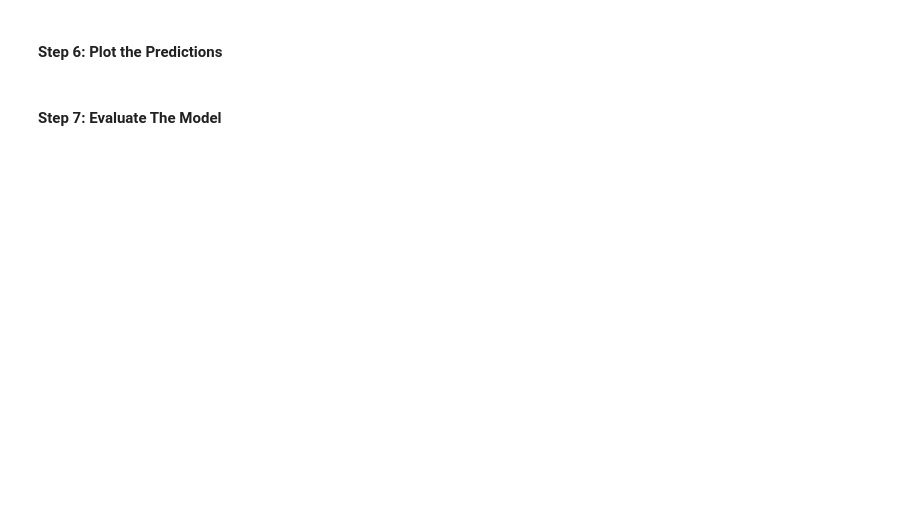
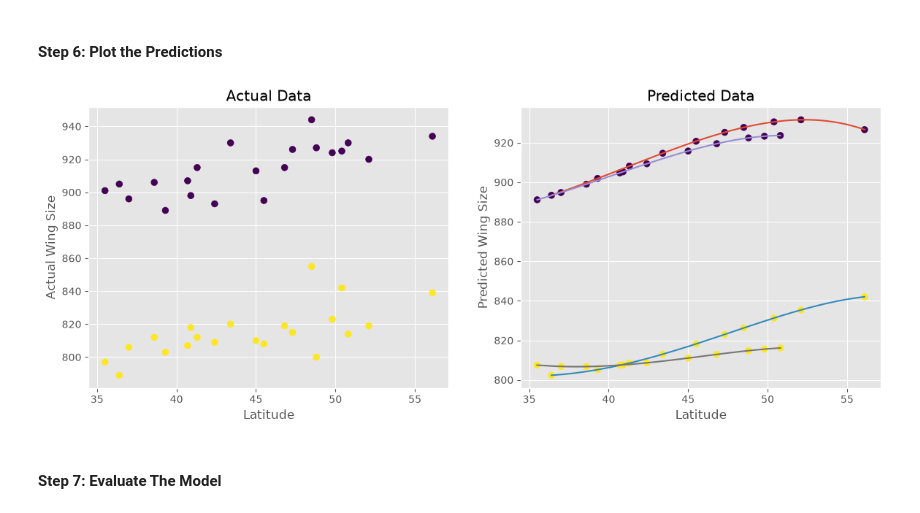
Before and after one commit to BaulkhamHillsHS/ML-Dunne, a Jupyter notebook: examples/3.OOP_Polynomial_Liner_Regression.ipynb, the cells around one changed output. Drawn from its saved outputs; the diff is of its cells as text; code cells hidden in the pictures; blank space fills up the shorter version.

```diff
--- a/examples/3.OOP_Polynomial_Liner_Regression.ipynb
+++ b/examples/3.OOP_Polynomial_Liner_Regression.ipynb
@@ -81,18 +96,34 @@ print(f"New insect is:\n{new_insect}")
 # %%
 # Plot the predictions compared to the actual data
 fig, axs = plt.subplots(1, 2, figsize=(14, 5))
+
 
 axs[0].scatter(insects.latitude, insects.wingsize, c=insects['sex'], s=40)
 axs[0].set_title("Actual Data")
 axs[0].set_xlabel("Latitude")
 axs[0].set_ylabel("Actual Wing Size")
 
 axs[1].scatter(insects.latitude, wing_size_predictions, c=insects['sex'], s=40)
 axs[1].set_title("Predicted Data")
 axs[1].set_xlabel("Latitude")
 axs[1].set_ylabel("Predicted Wing Size")
 
+for (continent, sex), group in insects.groupby(['continent', 'sex']):
+    lat_grid = np.linspace(group["latitude"].min(), group["latitude"].max(),100)
+
+    grid = pd.DataFrame({
+        "continent": continent,
+        "latitude": lat_grid,
+        "sex": sex
+        })
+
+    curve = insects_regression.predict(poly.transform(grid))
+
+    axs[1].plot(lat_grid, curve)
+
 plt.show()
+# %% [output]
+[figure, added]
 # %% [markdown]
 #### Step 7: Evaluate The Model
 # %%
```
Also changed, not shown: parts of 6 cells of this notebook, 5 other files.
